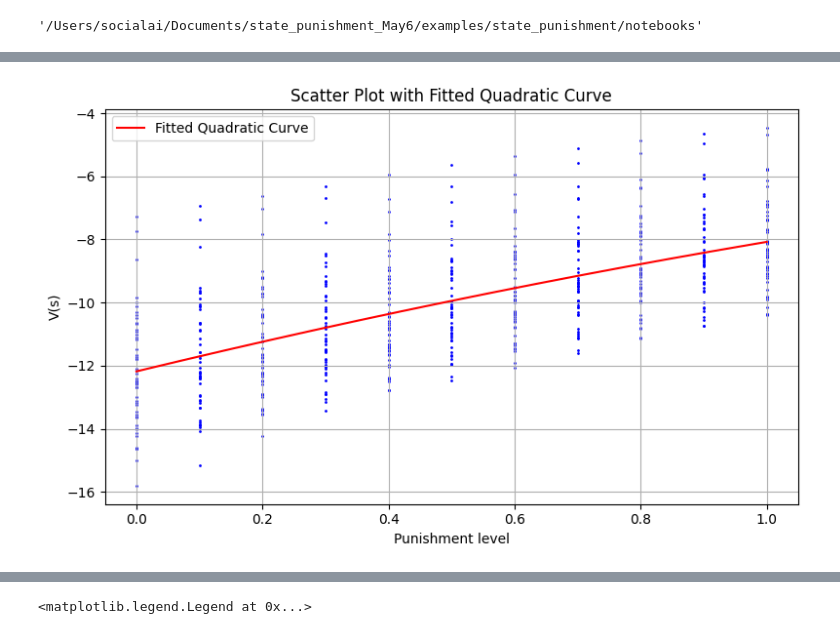
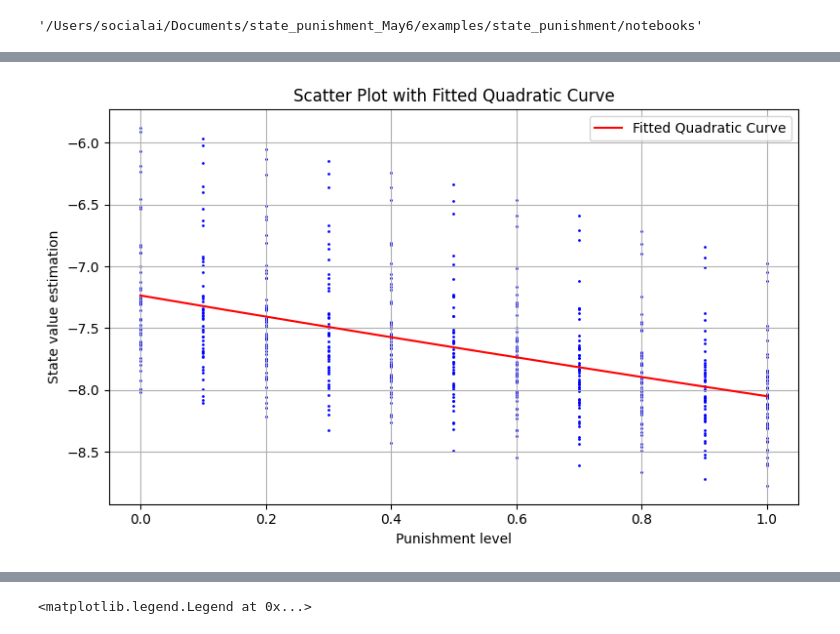
Before and after one commit to social-ai-uoft/sorrel, a Jupyter notebook: examples/state_punishment/notebooks/human_player_test_composite_vis.ipynb, the cells around one changed output, grey strips where cells are left out. Cells and saved outputs as stored; diff of their text form; code cells hidden in the pictures.

```diff
--- a/examples/state_punishment/notebooks/human_player_test_composite_vis.ipynb
+++ b/examples/state_punishment/notebooks/human_player_test_composite_vis.ipynb
@@ -71,15 +258,19 @@ def run_test(
         clear_world,
         max_turns,
         state_punishment_prob,
+        model_prefix,
+        config_path,
+        algo,
         clear_entities = None
         ):
-    config_path = '../configs/config_with_vote_composite_study1.yaml'
+    config_path = config_path
 
     cfg = load_config(argparse.Namespace(config=config_path))
     cfg.env.prob.respawn_rate = 0.0
     cfg.experiment.max_turns = max_turns
     cfg.seed = seed
     clear_world = clear_world
+    cfg.algo = algo
 
     # set seed
     random.seed(cfg.seed)
@@ -100,7 +291,7 @@ def run_test(
     for ixs, agent in enumerate(agents):
         if agent.ixs > -1:
             agent.model.load(
-                f'../models/checkpoints/Study1_experiment_cond_v2_improved_punishment_scheme_stacked_view_simple_actions_3agents_respawn_0.04_s1_r1_seed3_agent{agent.ixs}_iRainbowModel.pkl'
+                f'../models/checkpoints/{model_prefix}_agent{agent.ixs}_iRainbowModel.pkl'
             )
         else:
             agent.model = human_player.ModelHumanPlayer(
@@ -192,3 +383,27 @@ def run_test(
                 game_points[agent.ixs] += reward
 
     return vote_for, vote_against, action_values_lst
+# %%
+model_name = "Study1_experiment_cond_v3_one_voter_stacked_view_simple_actions_memory_issue_solved_3agents_respawn_0.04_s1_r1_seed3"
+# %%
+# valuation of each resource
+resources = ['A', 'B', 'C', 'D', 'E']
+v_vals_mean = {key: [] for key in resources}
+probs = {key: [] for key in resources}
+
+for trial in trange(25):
+    for resource in resources:
+        for prob in np.arange(0, 1.1, 0.1):
+            _, _, action_values_lst = test_resource_valuation(
+                seed=trial,
+                clear_world=[],
+                max_turns=1,
+                state_punishment_prob=prob,
+                entity_to_keep=resource,
+                model_prefix=model_name,
+                algo='iqn',
+                config_path='../configs/config_with_vote_composite_study1_probe_test.yaml',
+            )
+            action_values_lst = [val[0].mean() for val in action_values_lst]
+            v_vals_mean[resource].append(torch.stack(action_values_lst).numpy().mean())
+            probs[resource].append(prob)
@@ -198,7 +643,15 @@ v_vals_mean = []
 probs = []
 for seed in trange(50):
     for prob in np.arange(0, 1.1, 0.1):
-        _, _, action_values_lst = run_test(seed=seed,clear_world=[], max_turns=1, state_punishment_prob=prob)
+        _, _, action_values_lst = run_test(
+            seed=seed,
+            clear_world=[],
+            max_turns=1,
+            state_punishment_prob=prob,
+            model_prefix=model_name,
+            algo='iqn',
+            config_path='../configs/config_with_vote_composite_study1_probe_test.yaml',
+            )
         action_values_lst = [val[0].max() for val in action_values_lst]
         v_vals_mean.append(torch.stack(action_values_lst).numpy().mean())
         probs.append(prob)
@@ -206,8 +793,8 @@ for seed in trange(50):
 # %%
 x = probs
 y = v_vals_mean
 
-plot_quadratic_curve(x, y)
+plot_quadratic_curve(x, y, ylabel='State value estimation')
 # %% [output]
-[figure, old version]
+[figure, new version]
 # %%
```
Also changed, not shown: parts of 12 cells of this notebook, 3 other files.
